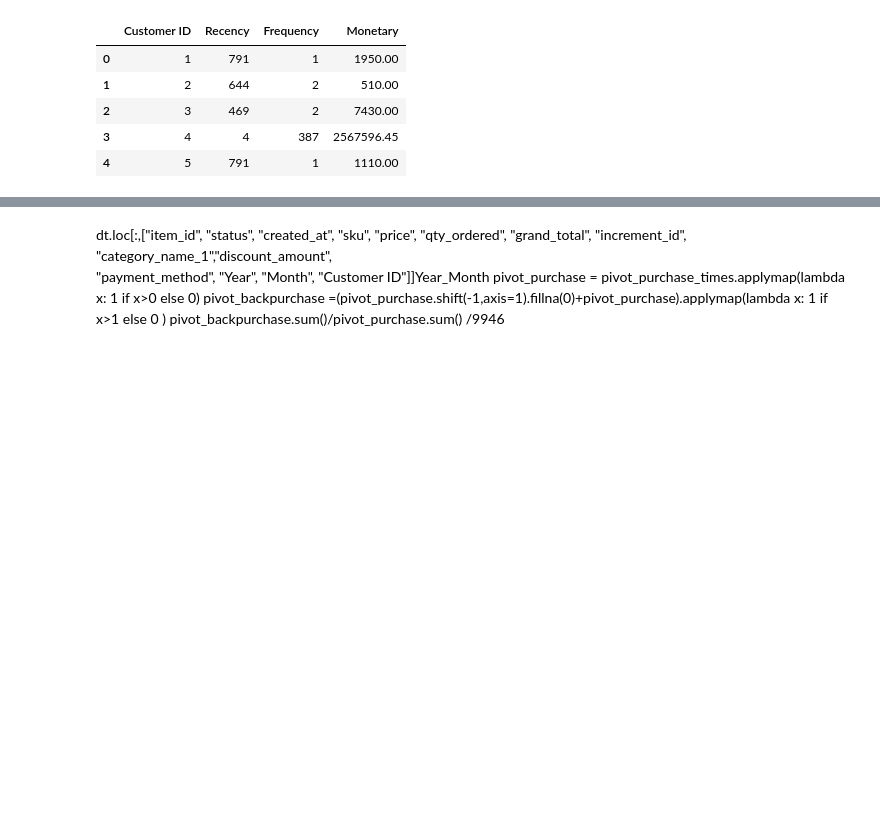
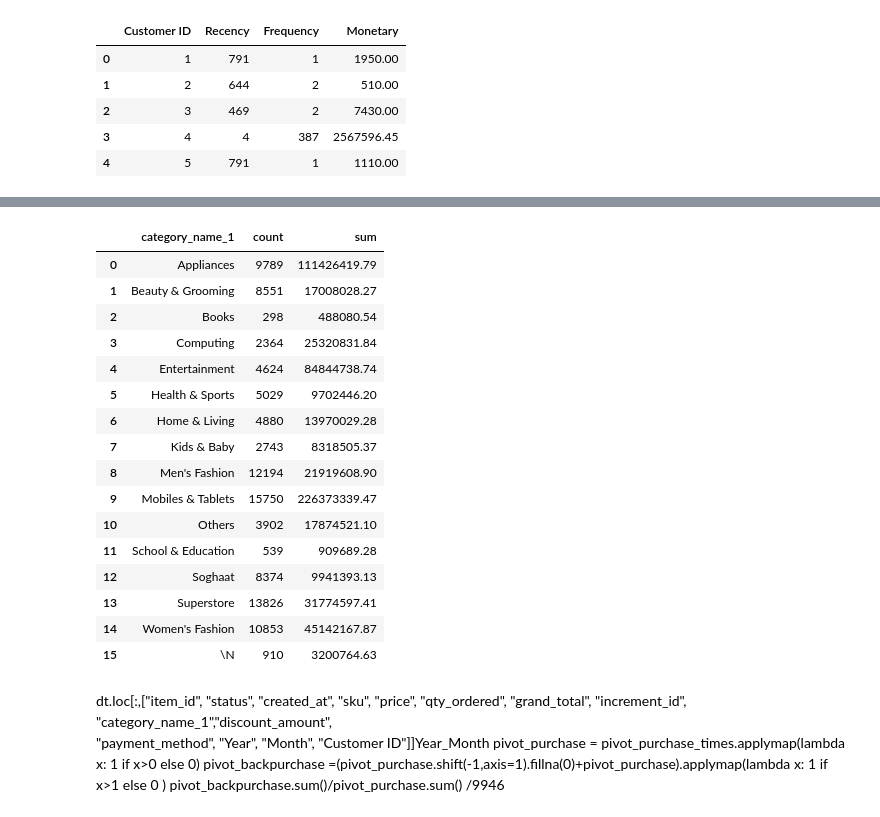
Before and after one commit to LiangYuDer/E-commerce-Analysis, a Jupyter notebook: ec_analysis.ipynb, the cells around one changed output, grey strips where cells are left out. Cells and saved outputs as stored; diff of their text form; code cells hidden in the pictures; blank space fills up the shorter version.

```diff
--- a/ec_analysis.ipynb
+++ b/ec_analysis.ipynb
@@ -346,0 +369,23 @@ rfm_dt.head()
+# %%
+rfm_dt_mapping = rfm_dt[["Customer ID","Segment"]]
+dt_rfm = dt.merge(rfm_dt_mapping,how="left")
+dt_rfm[(dt_rfm["status"] == "completed") & (dt_rfm["Segment"] == "Champions")].groupby("category_name_1")["grand_total"].agg(["count","sum"]).reset_index()
+#dt_rfm
+# %% [output]
+|  | category_name_1 | count | sum |
+| 0 | Appliances | 9789 | 111426419.79 |
+| 1 | Beauty & Grooming | 8551 | 17008028.27 |
+| 2 | Books | 298 | 488080.54 |
+| 3 | Computing | 2364 | 25320831.84 |
+| 4 | Entertainment | 4624 | 84844738.74 |
+| 5 | Health & Sports | 5029 | 9702446.20 |
+| 6 | Home & Living | 4880 | 13970029.28 |
+| 7 | Kids & Baby | 2743 | 8318505.37 |
+| 8 | Men's Fashion | 12194 | 21919608.90 |
+| 9 | Mobiles & Tablets | 15750 | 226373339.47 |
+| 10 | Others | 3902 | 17874521.10 |
+| 11 | School & Education | 539 | 909689.28 |
+| 12 | Soghaat | 8374 | 9941393.13 |
+| 13 | Superstore | 13826 | 31774597.41 |
+| 14 | Women's Fashion | 10853 | 45142167.87 |
+| 15 | \N | 910 | 3200764.63 |
```
Also changed, not shown: parts of 15 cells of this notebook.
